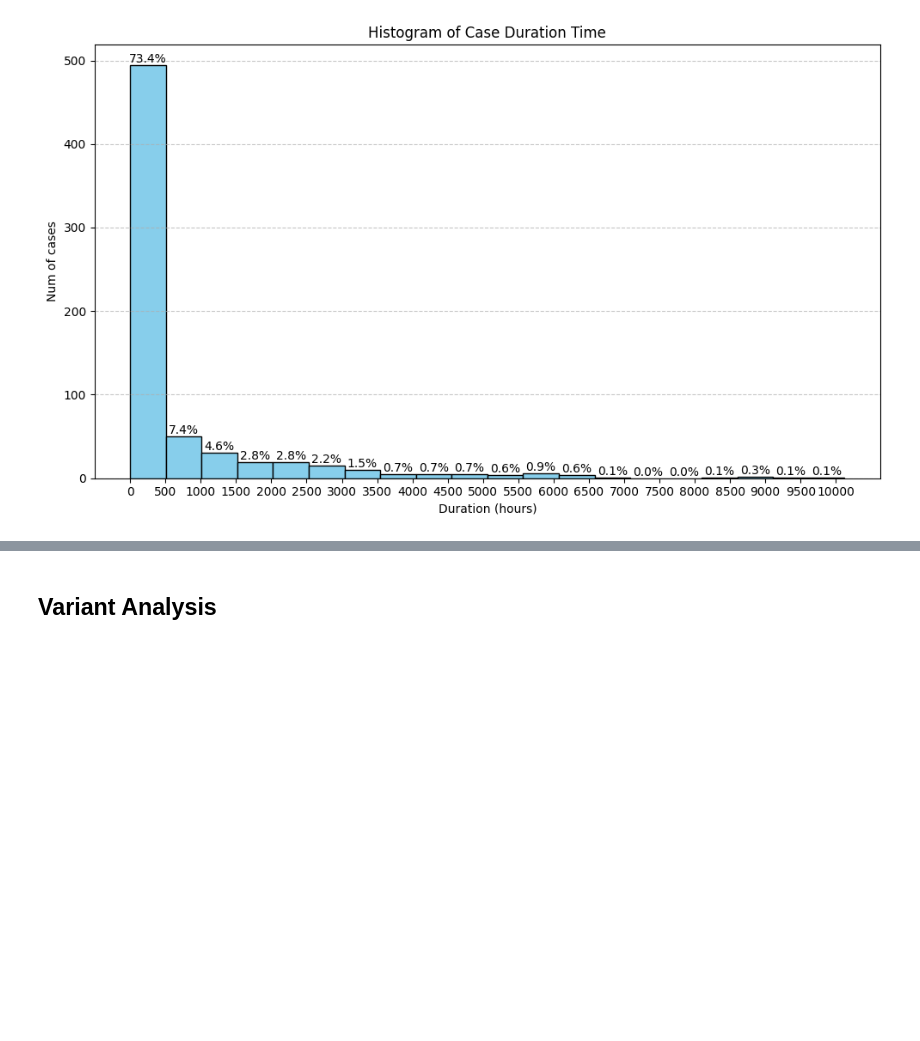
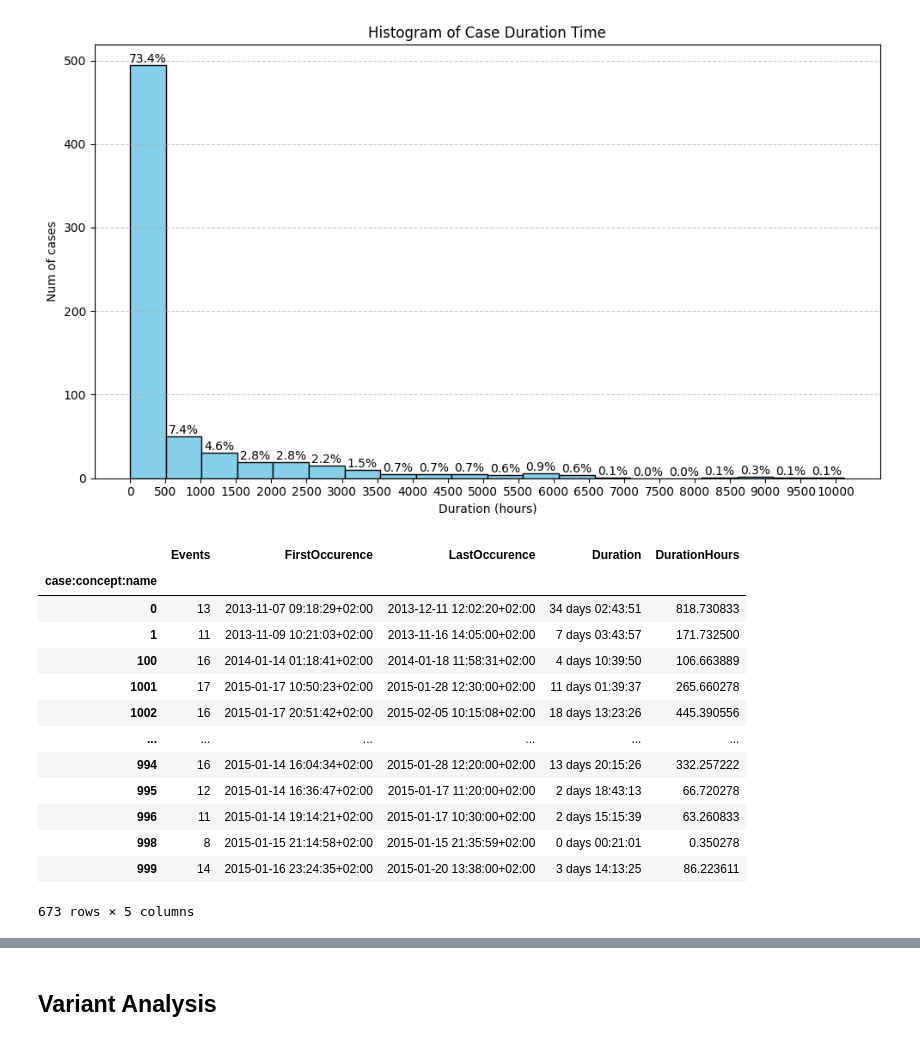
Before and after one commit to LukaszSzarecki/bis-project, a Jupyter notebook: filtering.ipynb, the cells around one changed output, grey strips where cells are left out. Saved outputs shown, nothing was run; the diff lists cells and outputs as text; code cells hidden in the pictures; blank space fills up the shorter version.

```diff
--- a/filtering.ipynb
+++ b/filtering.ipynb
@@ -229,3 +234,30 @@ plt.show()
 # %% [output]
 There is at least one case that lasts lower than 1 hour
 [figure]
+# %%
+## Alternative way using dataframe
+case_durations_df = filtered_log_df.groupby('case:concept:name').agg(\
+Events=('case:concept:name', 'count'),\
+# Multiple aggregations of the same column using pandas ...
+FirstOccurence=('time:timestamp', lambda x: x.min()),
+LastOccurence=('time:timestamp', lambda x: x.max()),
+Duration=('time:timestamp', lambda x: x.max() - x.min()),
+DurationHours=('time:timestamp', lambda x: ( x.max() - x.min() ).total_seconds() / 3600 ),
+)
+case_durations_df
+# type(case_durations_df['Duration'].iloc[0])
+# %% [output]
+|  | Events | FirstOccurence | LastOccurence | Duration | DurationHours |
+| case:concept:name |  |  |  |  |  |
+| 0 | 13 | 2013-11-07 09:18:29+02:00 | 2013-12-11 12:02:20+02:00 | 34 days 02:43:51 | 818.730833 |
+| 1 | 11 | 2013-11-09 10:21:03+02:00 | 2013-11-16 14:05:00+02:00 | 7 days 03:43:57 | 171.732500 |
+| 100 | 16 | 2014-01-14 01:18:41+02:00 | 2014-01-18 11:58:31+02:00 | 4 days 10:39:50 | 106.663889 |
+| 1001 | 17 | 2015-01-17 10:50:23+02:00 | 2015-01-28 12:30:00+02:00 | 11 days 01:39:37 | 265.660278 |
+| 1002 | 16 | 2015-01-17 20:51:42+02:00 | 2015-02-05 10:15:08+02:00 | 18 days 13:23:26 | 445.390556 |
+| ... | ... | ... | ... | ... | ... |
+| 994 | 16 | 2015-01-14 16:04:34+02:00 | 2015-01-28 12:20:00+02:00 | 13 days 20:15:26 | 332.257222 |
+| 995 | 12 | 2015-01-14 16:36:47+02:00 | 2015-01-17 11:20:00+02:00 | 2 days 18:43:13 | 66.720278 |
+| 996 | 11 | 2015-01-14 19:14:21+02:00 | 2015-01-17 10:30:00+02:00 | 2 days 15:15:39 | 63.260833 |
+| 998 | 8 | 2015-01-15 21:14:58+02:00 | 2015-01-15 21:35:59+02:00 | 0 days 00:21:01 | 0.350278 |
+| 999 | 14 | 2015-01-16 23:24:35+02:00 | 2015-01-20 13:38:00+02:00 | 3 days 14:13:25 | 86.223611 |
+673 rows × 5 columns
```
Also changed, not shown: parts of 19 cells of this notebook, 12 other files.
